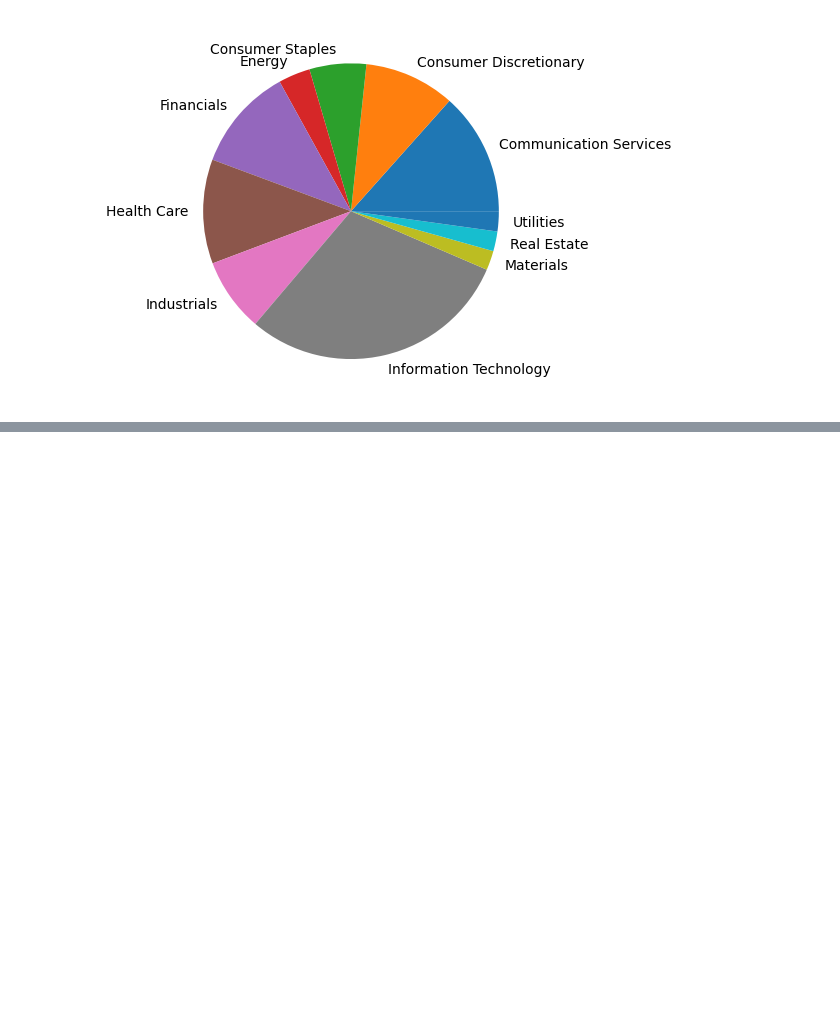
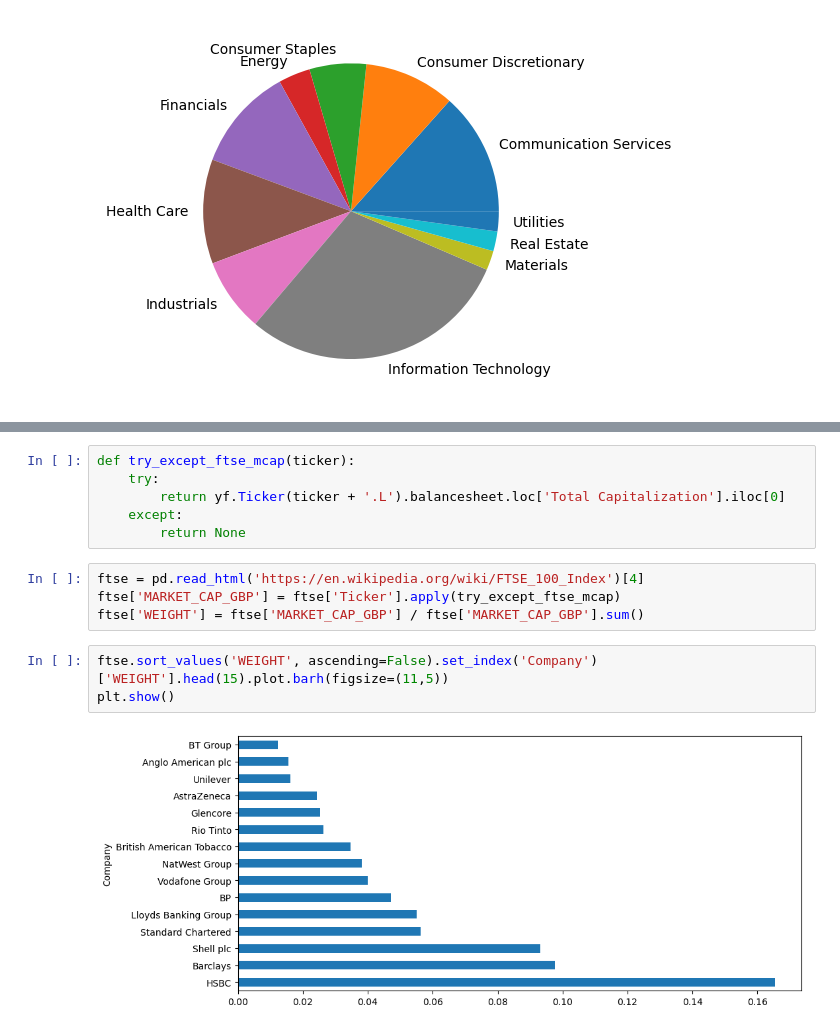
Before and after one commit to christianatanasov/algodisco, a Jupyter notebook: finance/index.ipynb, the cells around one changed output, grey strips where cells are left out. Cells and saved outputs as stored; diff of their text form; blank space fills up the shorter version.

```diff
--- a/finance/index.ipynb
+++ b/finance/index.ipynb
@@ -85,0 +96,15 @@ plt.show()
+# %%
+def try_except_ftse_mcap(ticker):
+    try:
+        return yf.Ticker(ticker + '.L').balancesheet.loc['Total Capitalization'].iloc[0]
+    except:
+        return None
+# %%
+ftse = pd.read_html('https://en.wikipedia.org/wiki/FTSE_100_Index')[4]
+ftse['MARKET_CAP_GBP'] = ftse['Ticker'].apply(try_except_ftse_mcap)
+ftse['WEIGHT'] = ftse['MARKET_CAP_GBP'] / ftse['MARKET_CAP_GBP'].sum()
+# %%
+ftse.sort_values('WEIGHT', ascending=False).set_index('Company')['WEIGHT'].head(15).plot.barh(figsize=(11,5))
+plt.show()
+# %% [output]
+[figure, added]
```
Also changed, not shown: parts of 9 cells of this notebook, 1 other file.
